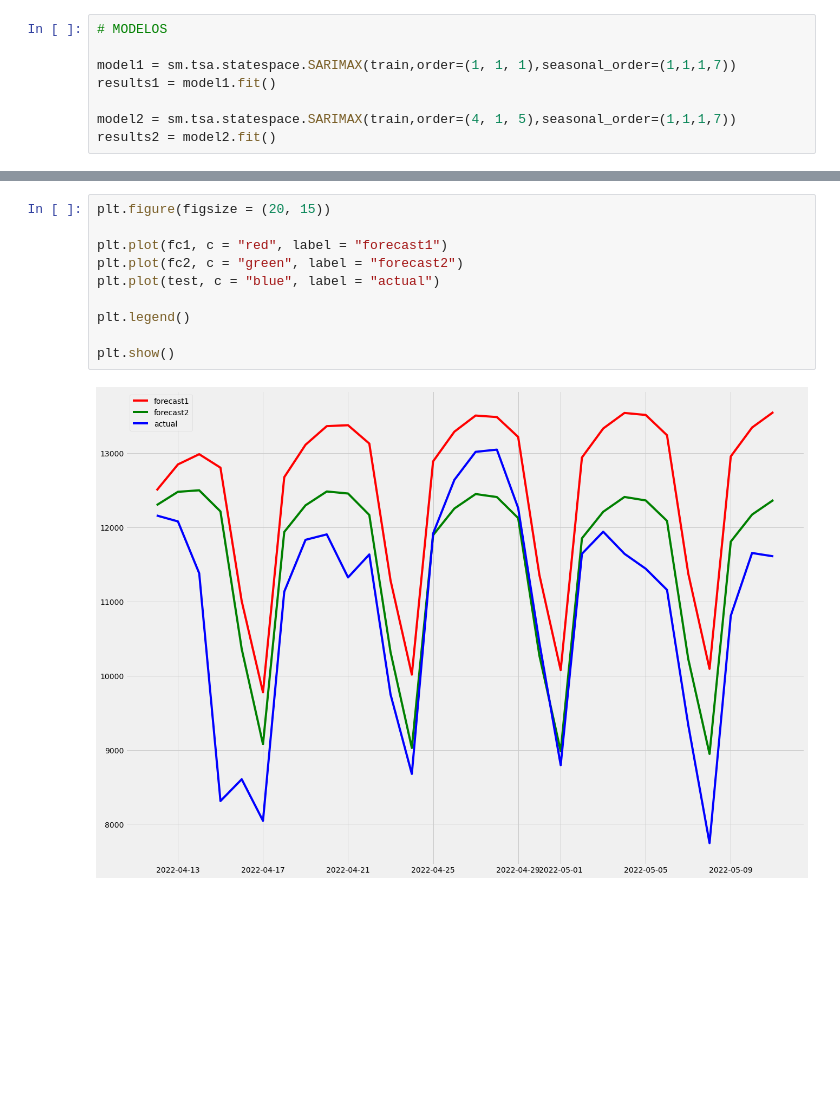
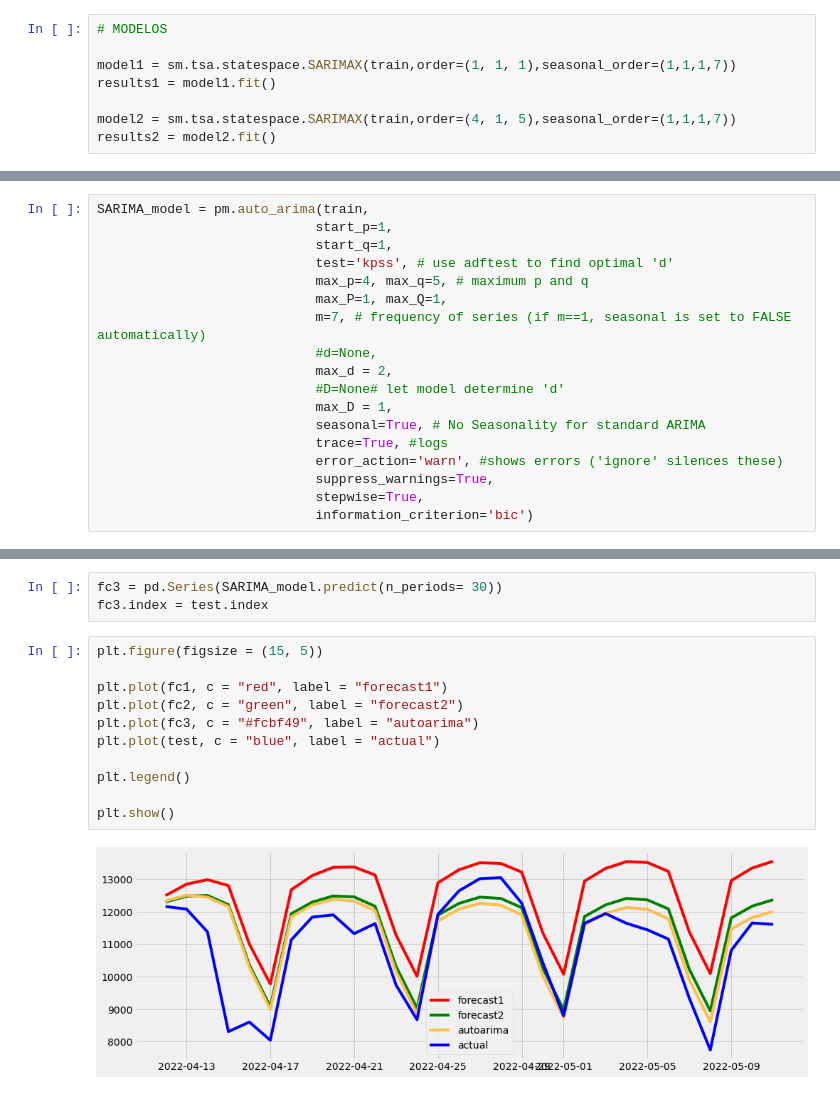
Before and after one commit to matheus-vizzotto/projecao_demanda_eletrica, a Jupyter notebook: models_tests/sarima.ipynb, the cells around one changed output, grey strips where cells are left out. Drawn from its saved outputs; the diff is of its cells as text; blank space fills up the shorter version.

Commit message:
sarima
organização do código e adição do auto_arima

```diff
--- a/models_tests/sarima.ipynb
+++ b/models_tests/sarima.ipynb
@@ -139,0 +202,18 @@ fc2.index = test.index
+# %%
+SARIMA_model = pm.auto_arima(train,
+                            start_p=1,
+                            start_q=1,
+                            test='kpss', # use adftest to find optimal 'd'
+                            max_p=4, max_q=5, # maximum p and q
+                            max_P=1, max_Q=1,
+                            m=7, # frequency of series (if m==1, seasonal is set to FALSE automatically)
+                            #d=None,
+                            max_d = 2,
+                            #D=None# let model determine 'd'
+                            max_D = 1,
+                            seasonal=True, # No Seasonality for standard ARIMA
+                            trace=True, #logs
+                            error_action='warn', #shows errors ('ignore' silences these)
+                            suppress_warnings=True,
+                            stepwise=True,
+                            information_criterion='bic')
@@ -140,12 +246,16 @@ fc2.index = test.index
+# %%
+fc3 = pd.Series(SARIMA_model.predict(n_periods= 30))
+fc3.index = test.index
 # %%
-plt.figure(figsize = (20, 15))
+plt.figure(figsize = (15, 5))
 
 plt.plot(fc1, c = "red", label = "forecast1")
 plt.plot(fc2, c = "green", label = "forecast2")
+plt.plot(fc3, c = "#fcbf49", label = "autoarima")
 plt.plot(test, c = "blue", label = "actual")
 
 plt.legend()
 
 plt.show()
 # %% [output]
-[figure, old version]
+[figure, new version]
```
Also changed, not shown: parts of 35 cells of this notebook.
